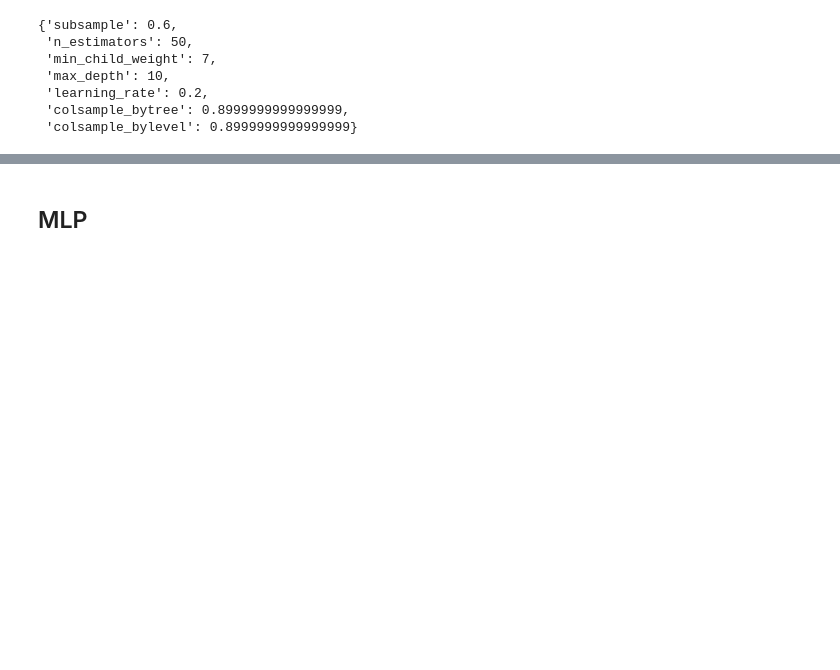
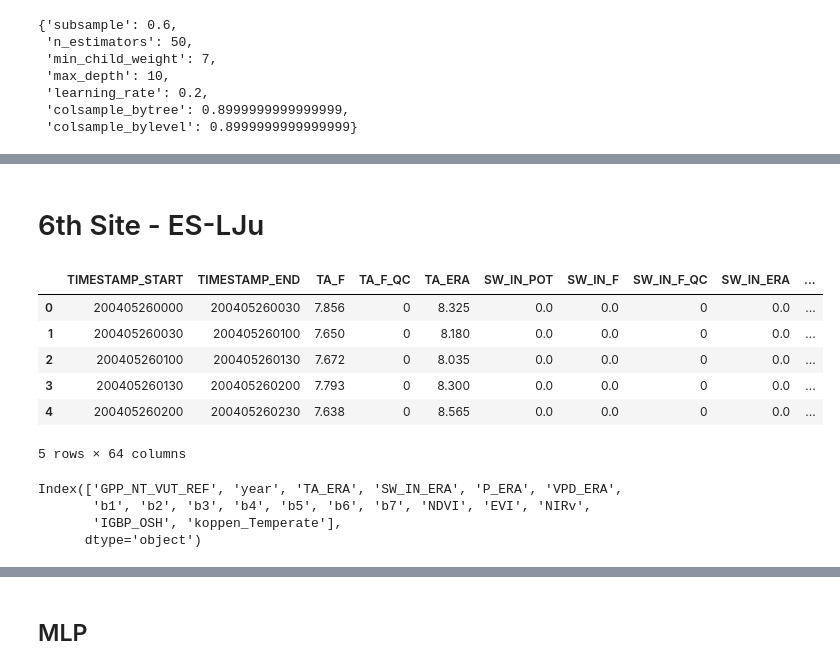
Before and after one commit to pidan-bilibili/dataScience, a Jupyter notebook: model_development_hourly.ipynb, the cells around one changed output, grey strips where cells are left out. Saved outputs shown, nothing was run; the diff lists cells and outputs as text; code cells hidden in the pictures; blank space fills up the shorter version.

```diff
--- a/model_development_hourly.ipynb
+++ b/model_development_hourly.ipynb
@@ -533,0 +638,14 @@ XGBoost Best Parameters:
+# %% [markdown]
+# 6th Site - ES-LJu
+# %%
+site_id = 'ES-LJu' #
+df = pd.read_csv(data_path + 'data_full_half_hourly_raw_v0_1_' + site_id + '.csv')
+df.head()
+# %% [output]
+|  | TIMESTAMP_START | TIMESTAMP_END | TA_F | TA_F_QC | TA_ERA | SW_IN_POT | SW_IN_F | SW_IN_F_QC | SW_IN_ERA | ... |
+| 0 | 200405260000 | 200405260030 | 7.856 | 0 | 8.325 | 0.0 | 0.0 | 0 | 0.0 | ... |
+| 1 | 200405260030 | 200405260100 | 7.650 | 0 | 8.180 | 0.0 | 0.0 | 0 | 0.0 | ... |
+| 2 | 200405260100 | 200405260130 | 7.672 | 0 | 8.035 | 0.0 | 0.0 | 0 | 0.0 | ... |
+| 3 | 200405260130 | 200405260200 | 7.793 | 0 | 8.300 | 0.0 | 0.0 | 0 | 0.0 | ... |
+| 4 | 200405260200 | 200405260230 | 7.638 | 0 | 8.565 | 0.0 | 0.0 | 0 | 0.0 | ... |
+5 rows × 64 columns
@@ -533,0 +659,15 @@ XGBoost Best Parameters:
+# %%
+# One hot encoding categorical variables: IGBP and Koppen
+df_ohe = df[[target, 'IGBP', 'koppen'] + features]
+
+categorical_columns = ['IGBP', 'koppen']
+for col in categorical_columns:
+    col_ohe = pd.get_dummies(df[col], prefix=col)
+    df_ohe = pd.concat((df_ohe, col_ohe), axis=1).drop(col, axis=1)
+
+df_ohe.columns
+# %% [output]
+Index(['GPP_NT_VUT_REF', 'year', 'TA_ERA', 'SW_IN_ERA', 'P_ERA', 'VPD_ERA',
+       'b1', 'b2', 'b3', 'b4', 'b5', 'b6', 'b7', 'NDVI', 'EVI', 'NIRv',
+       'IGBP_OSH', 'koppen_Temperate'],
+      dtype='object')
```
Also changed, not shown: parts of 69 cells of this notebook, 1 other file.
